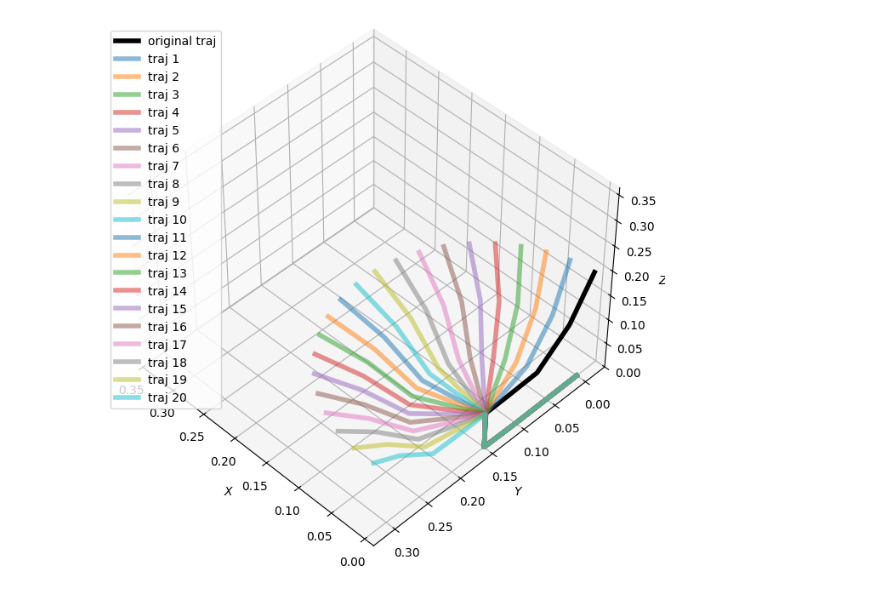
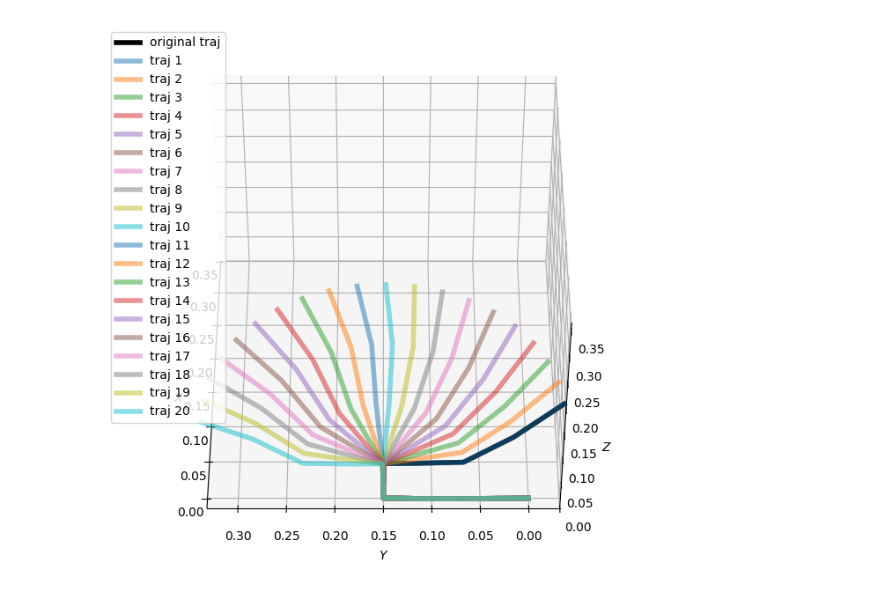
Before and after one commit to linhongbin-ws/rgbd-sym, a Jupyter notebook: example/local_sym2.ipynb, the cells around one changed output. Saved outputs shown, nothing was run; the diff lists cells and outputs as text; code cells hidden in the pictures.

```diff
--- a/example/local_sym2.ipynb
+++ b/example/local_sym2.ipynb
@@ -272,6 +263,4 @@ plot_traj(points_mats, elev=45, azim=45, roll=0)
 # %%
-
-
 sym_trajs = []
 sym_actions_fulls = []
 
@@ -285,7 +274,7 @@ trajTs = actions2Ts(
 traj_nums = 20
 new_trajTss = []
 
-angles = np.linspace(10, 180, num=traj_nums)
+angles = np.linspace(0, 180, num=traj_nums)
 for traj_idx in range(traj_nums):
     new_trajTs = []
     start_idx = len(trajTs) - sym_step_idx -1
@@ -316,33 +305,32 @@ pc_mat['mat'] = np.array([[t[0][3], t[1][3], t[2][3]] for t in trajTs])
 pc_mat['linewidth'] = 4
 pc_mat['alpha'] =1
 pc_mat['label'] =f"original traj"
 pc_mat['color'] = "k"
 points_mats.append(pc_mat)
 
 for i, new_trajTs in enumerate(new_trajTss):
     pc_mat = {}
     pc_mat['mat'] = np.array([[t[0][3], t[1][3], t[2][3]] for t in new_trajTs])
     pc_mat['linewidth'] = 4
     pc_mat['alpha'] =0.5
     pc_mat['label'] =f"traj {i+1}"
     points_mats.append(pc_mat)
 
 
-
 # for i, a in enumerate(sym_actions_fulls):
 #     trajTs = actions2Ts(
 #         a,
 #         action_delta_pos=args["action_delta_pos"],
 #         action_delta_rot=args["action_delta_rot"],
 #         reverse=True,
 #     )
 #     pc_mat = {}
 #     pc_mat['mat'] = np.array([[t[0][3], t[1][3], t[2][3]] for t in trajTs])
 #     pc_mat['linewidth'] = 4
 #     pc_mat['alpha'] =0.5
 #     pc_mat['label'] =f"traj {i+1}"
 #     points_mats.append(pc_mat)
 
-plot_traj(points_mats, elev=45, azim=135, roll=0)
+plot_traj(points_mats, elev=45, azim=180, roll=0)
 # %% [output]
-[figure, old version]
+[figure, new version]
```
Also changed, not shown: parts of 6 cells of this notebook, 5 other files.
